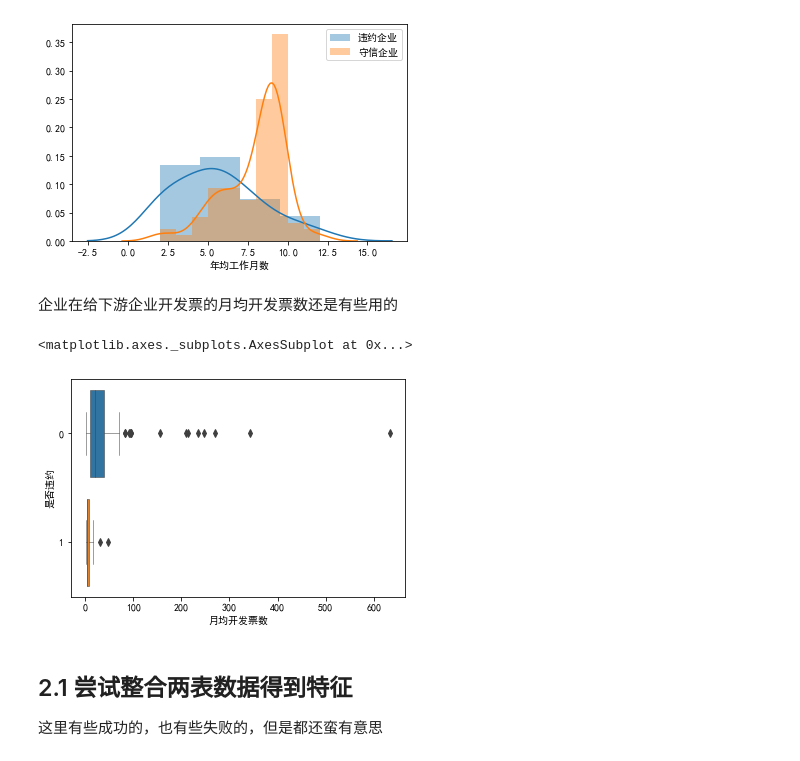
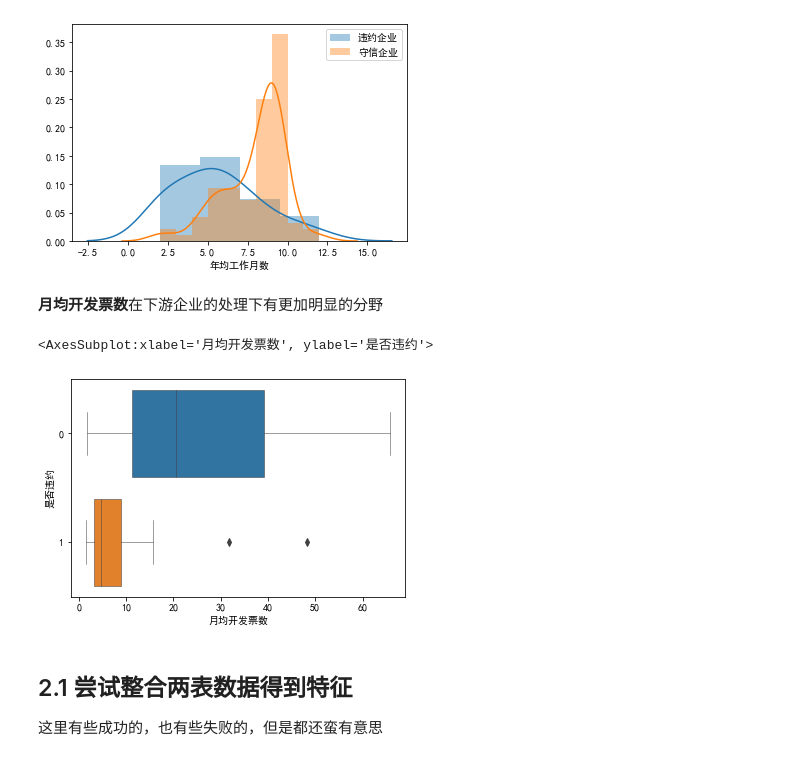
Before and after one commit to oujinsaiaishijian/Feature_engineering_with_2020C, a Jupyter notebook: Find_new_features.ipynb, the cells around one changed output. Drawn from its saved outputs; the diff is of its cells as text; code cells hidden in the pictures.

```diff
--- a/Find_new_features.ipynb
+++ b/Find_new_features.ipynb
@@ -239,14 +262,20 @@ plt.legend()
 # %% [output]
 <matplotlib.legend.Legend at 0x...>
 [figure]
-# %% [markdown]
-企业在给下游企业开发票的月均开发票数还是有些用的
-# %%
-# orient='h'箱型图变为水平的，不然图没法看
-sns.boxplot(x=X_3_cleaned['月均开发票数'], y=labels, linewidth=0.5,orient='h')
-# %% [output]
-<matplotlib.axes._subplots.AxesSubplot at 0x...>
-[figure, removed]
+# %% [markdown]
+**月均开发票数**在下游企业的处理下有更加明显的分野
+# %%
+# 计算下四分位数和上四分位
+Q1 = X_3_cleaned['月均开发票数'].quantile(q = 0.25)
+Q3 = X_3_cleaned['月均开发票数'].quantile(q = 0.75)
+# 基于1.5倍的四分位差计算上下须对应的值
+low_whisker = Q1 - 1.5*(Q3 - Q1)
+up_whisker = Q3 + 1.5*(Q3 - Q1)
+X_3_cleaned['月均开发票数'].iloc[X_3_cleaned['月均开发票数'] > up_whisker] = X_3_cleaned['月均开发票数'].mean()
+sns.boxplot(x=X_3_cleaned['月均开发票数'], y=labels, linewidth=0.5,orient='h')
+# %% [output]
+<AxesSubplot:xlabel='月均开发票数', ylabel='是否违约'>
+[figure, added]
 # %% [markdown]
 ## 2.1 尝试整合两表数据得到特征
 
```
Also changed, not shown: parts of 24 cells of this notebook, 1 other file.
